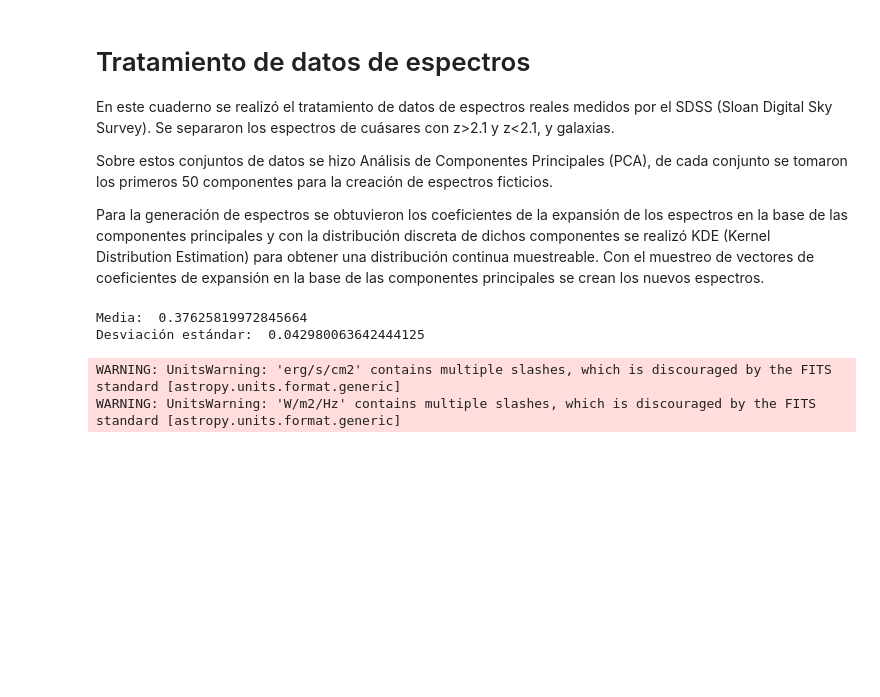
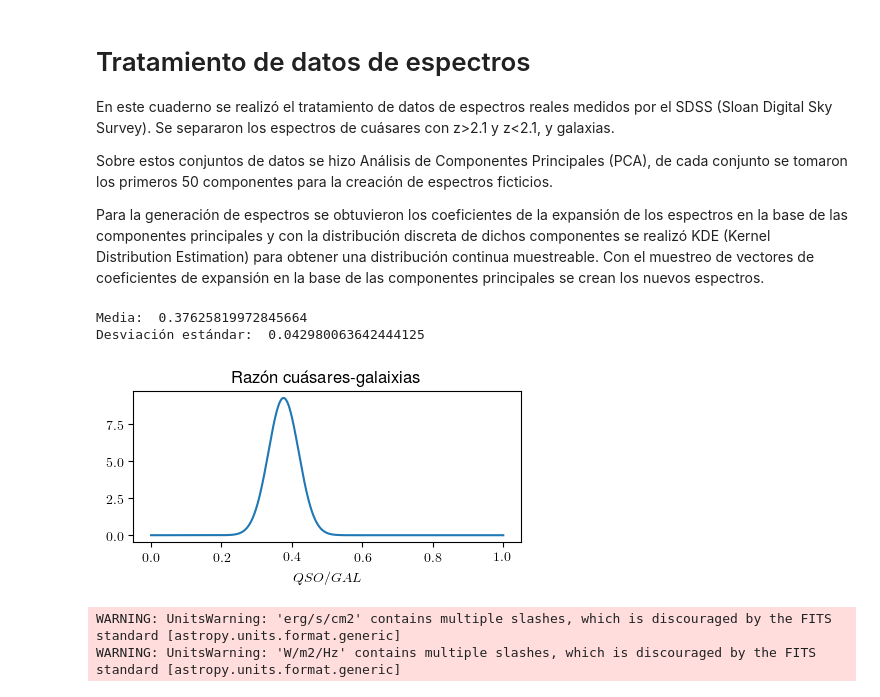
Before and after one commit to ChavezUriel/ProyectoPOOE, a Jupyter notebook: PCA.ipynb, the cells around one changed output. Saved outputs shown, nothing was run; the diff lists cells and outputs as text; code cells hidden in the pictures; blank space fills up the shorter version.

```diff
--- a/PCA.ipynb
+++ b/PCA.ipynb
@@ -285,6 +285,21 @@ print("Desviación estándar: ", ratio_std)
 # %% [output]
 Media:  0.37625819972845664
 Desviación estándar:  0.042980063642444125
+# %%
+x = np.linspace(0,1,1001)
+norm = 1/(ratio_std*np.sqrt(2*np.pi))*np.exp(-1/2*((x-ratio_avg)/ratio_std)**2)
+
+# El mismo tratamiento haremos para obtener una distribución
+# de los corrimientos al rojo
+fig = plt.figure(figsize=(5, 2), dpi=100)
+
+plt.plot(x, norm)
+
+plt.title("Razón cuásares-galaixias")
+plt.xlabel(r"$QSO/GAL$")
+#plt.savefig("Razon_QSO-GAL.png")
+# %% [output]
+[figure, added]
 # %%
 # Se buscan los cuásares que se filtraron de los archivos anteriores en el
 # catálogo DR14Q_v4_4.fits, en este buscaremos los corrimientos al rojo
```
Also changed, not shown: parts of 3 cells of this notebook, 3 other files.
